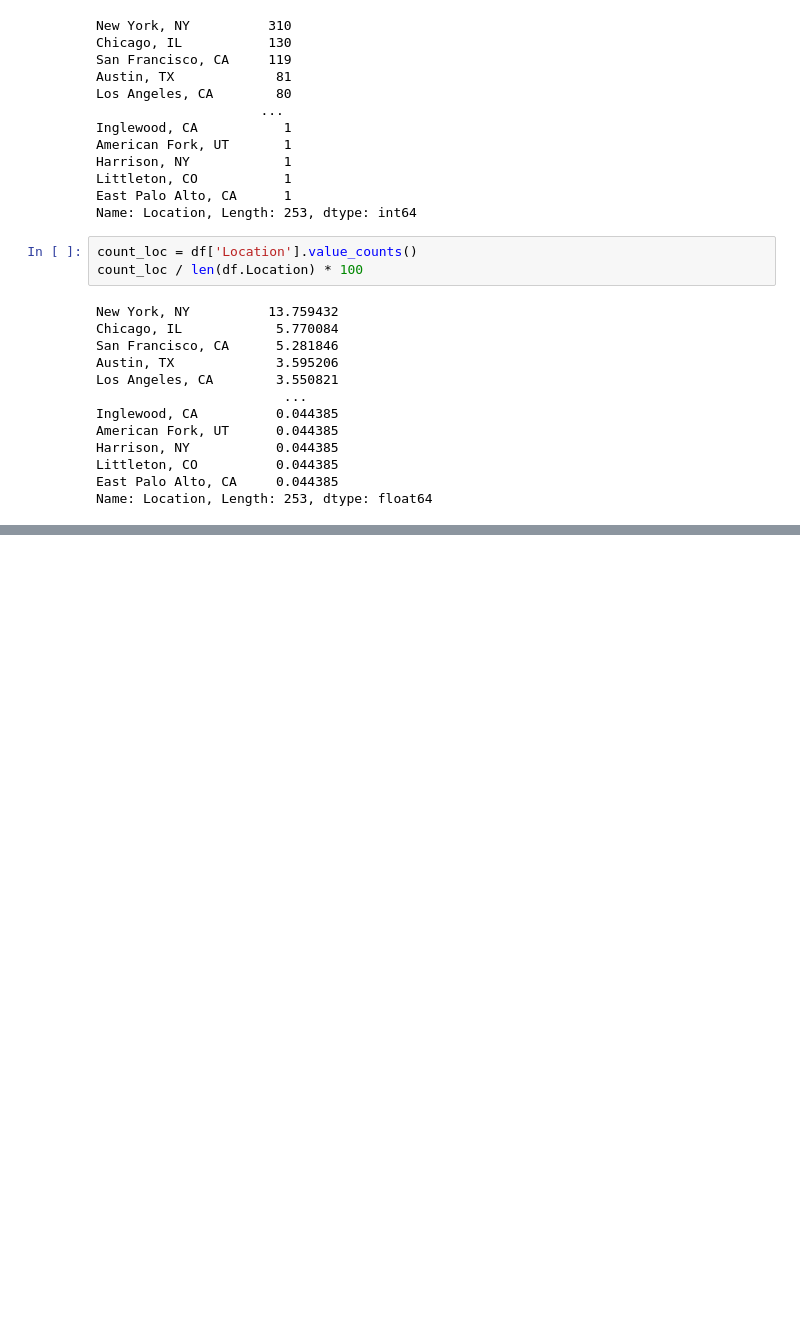
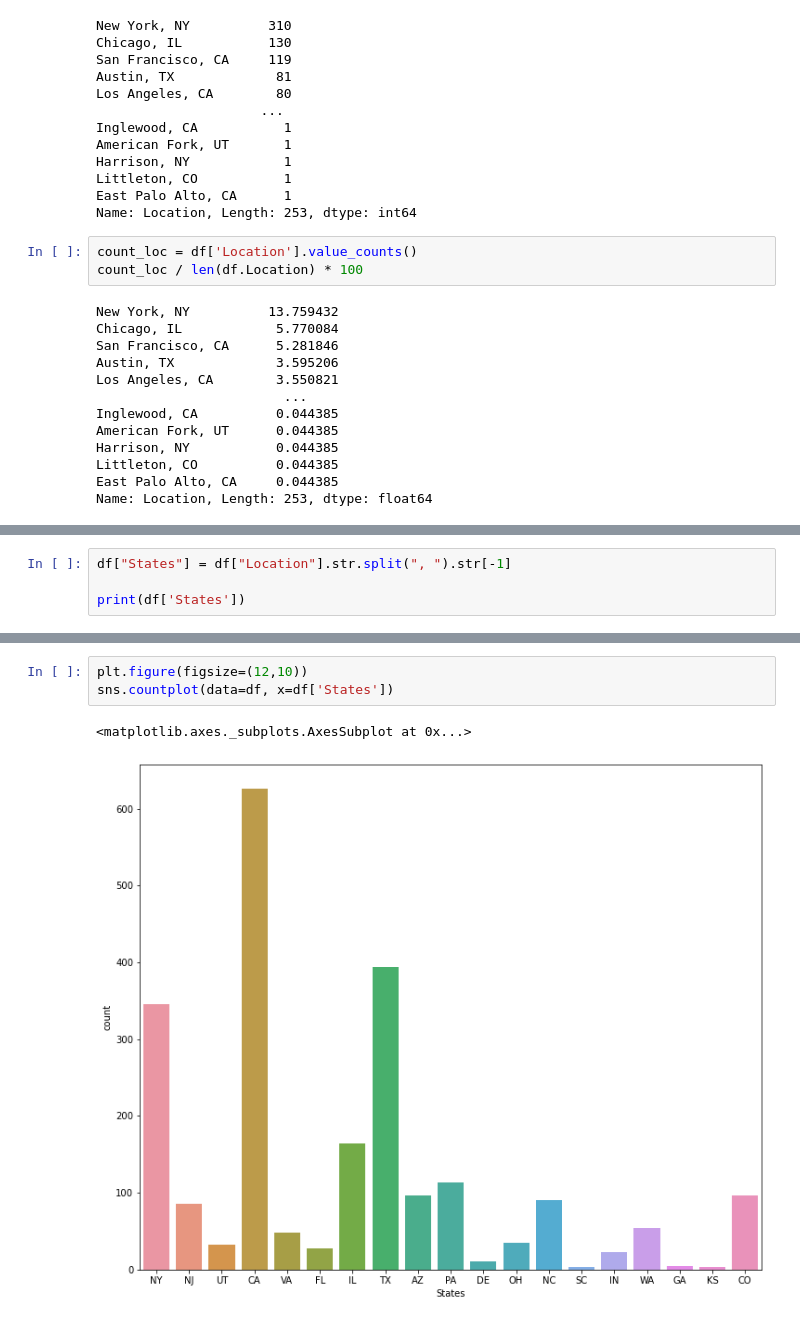
Before and after one commit to HX-FNegrete/streamlit-mlops, a Jupyter notebook: notebook.ipynb, the cells around one changed output, grey strips where cells are left out. Saved outputs shown, nothing was run; the diff lists cells and outputs as text; blank space fills up the shorter version.

```diff
--- a/notebook.ipynb
+++ b/notebook.ipynb
@@ -212,0 +216,4 @@ TypeError: 'module' object is not callable
+# %%
+df["States"] = df["Location"].str.split(", ").str[-1]
+
+print(df['States'])
@@ -212,0 +233,6 @@ TypeError: 'module' object is not callable
+# %%
+plt.figure(figsize=(12,10))
+sns.countplot(data=df, x=df['States'])
+# %% [output]
+<matplotlib.axes._subplots.AxesSubplot at 0x...>
+[figure, added]
```
Also changed, not shown: parts of 5 cells of this notebook, 1 other file.
